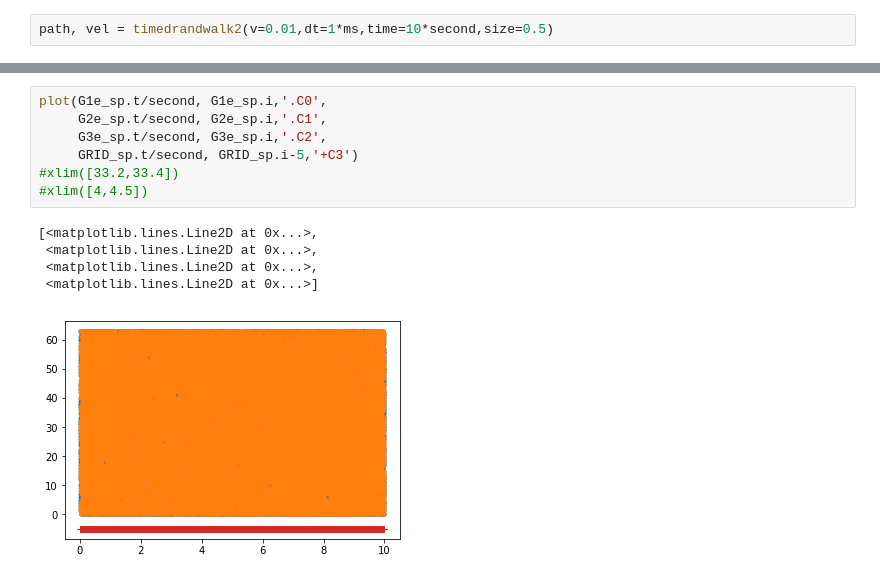
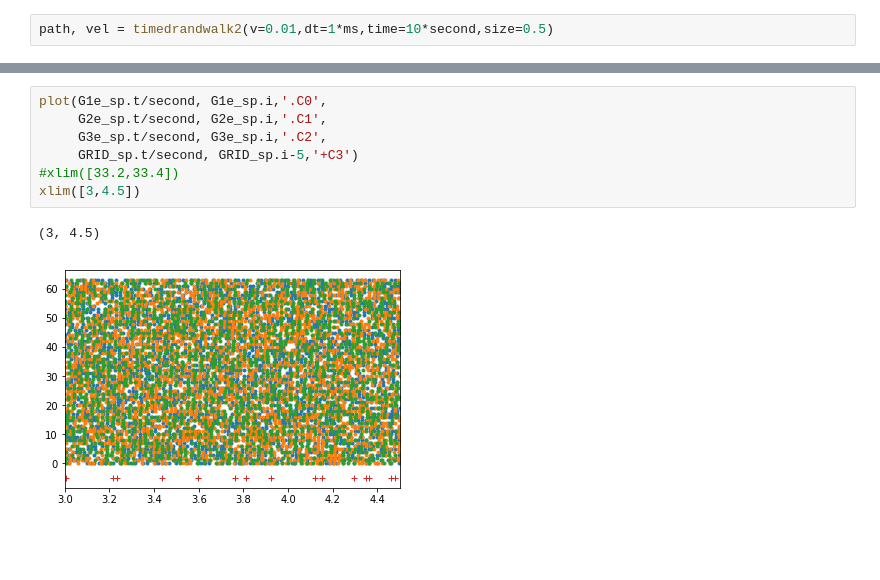
Before and after one commit to acellon/ifat-py, a Jupyter notebook: ifat-grid.ipynb, the cells around one changed output, grey strips where cells are left out. Saved outputs shown, nothing was run; the diff lists cells and outputs as text; blank space fills up the shorter version.

```diff
--- a/ifat-grid.ipynb
+++ b/ifat-grid.ipynb
@@ -379,16 +341,13 @@ xlim([4,5])
 # %%
 plot(G1e_sp.t/second, G1e_sp.i,'.C0',
      G2e_sp.t/second, G2e_sp.i,'.C1',
      G3e_sp.t/second, G3e_sp.i,'.C2',
      GRID_sp.t/second, GRID_sp.i-5,'+C3')
 #xlim([33.2,33.4])
-#xlim([4,4.5])
+xlim([3,4.5])
 # %% [output]
-[<matplotlib.lines.Line2D at 0x...>,
- <matplotlib.lines.Line2D at 0x...>,
- <matplotlib.lines.Line2D at 0x...>,
- <matplotlib.lines.Line2D at 0x...>]
+(3, 4.5)
-[figure, old version]
+[figure, new version]
 # %%
 plot(GRID_v.t/second, GRID_v.Vm[0]/volt)
 scatter(GRID_sp.t[GRID_sp.i==0]/second,4*ones(len(GRID_sp.t[GRID_sp.i==0])),marker='+',color='r')
```
Also changed, not shown: parts of 35 cells of this notebook, 3 other files.
